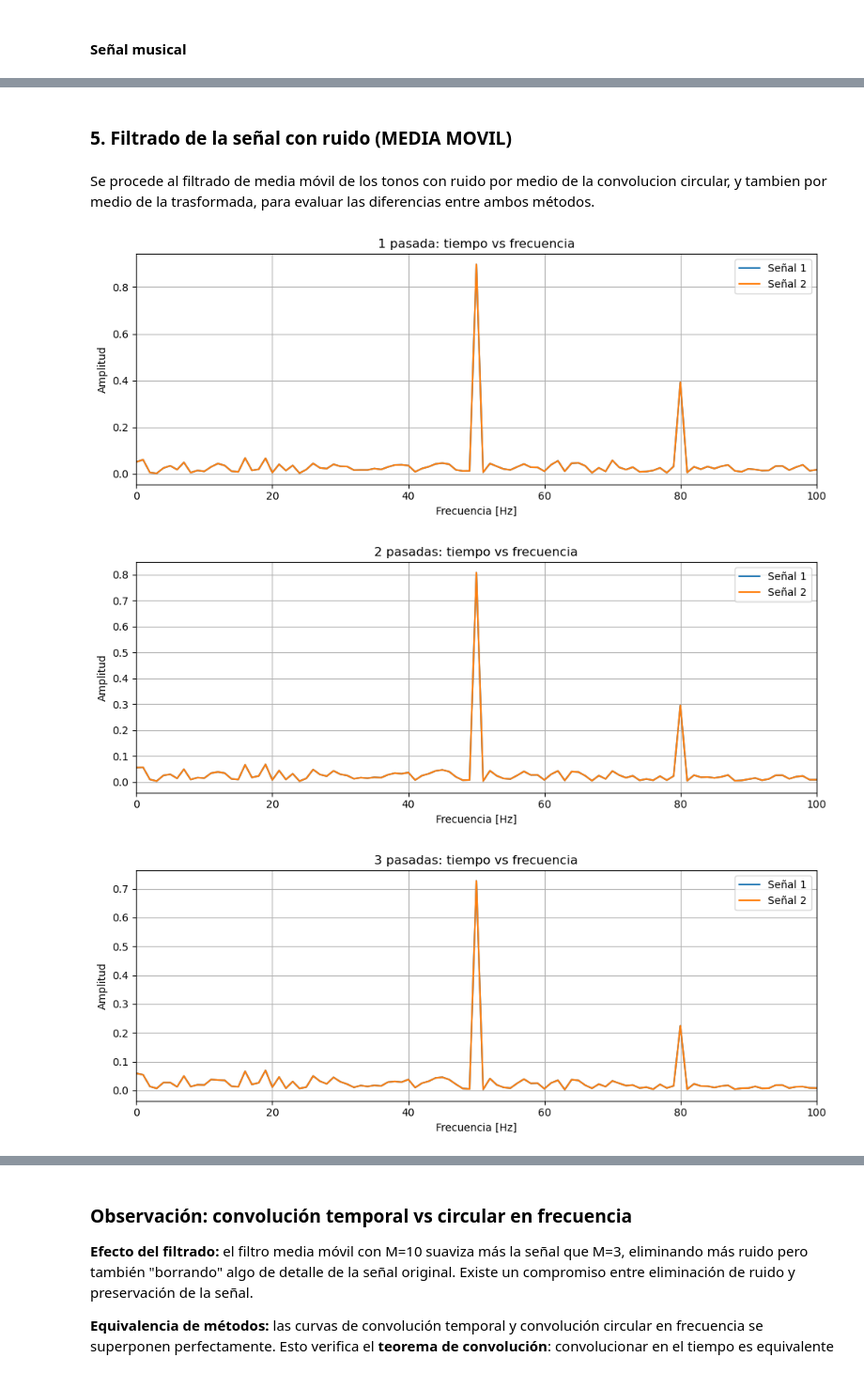
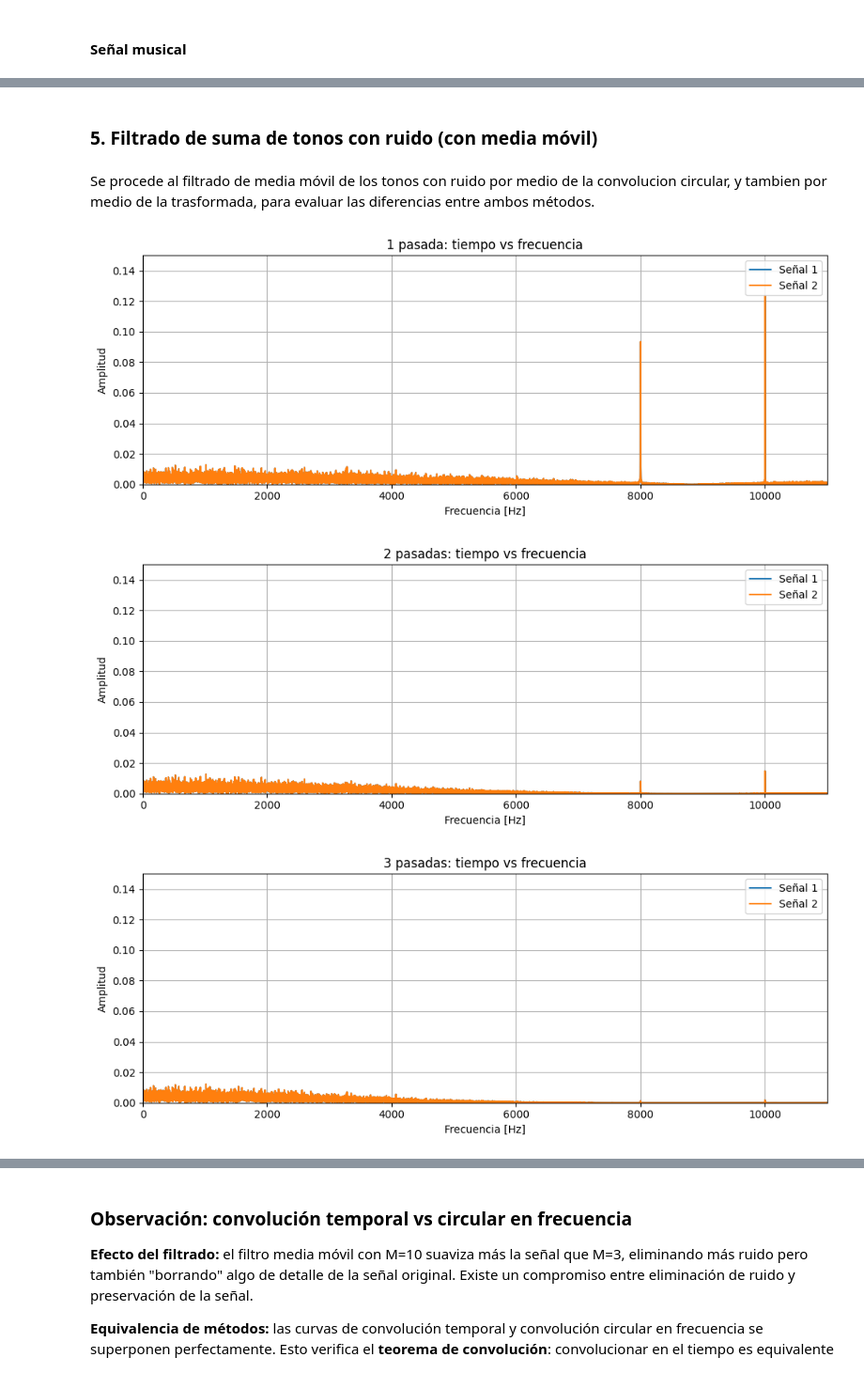
Before and after one commit to notfigure8/TP-DSP-Grupo-5, a Jupyter notebook: notebook_grupo_5.ipynb, the cells around one changed output, grey strips where cells are left out. Shown at 94% size. Drawn from its saved outputs; the diff is of its cells as text; code cells hidden in the pictures.

```diff
--- a/notebook_grupo_5.ipynb
+++ b/notebook_grupo_5.ipynb
@@ -223,24 +219,37 @@ A diferencia de la media móvil y el filtro peine (que son filtros de coeficient
 | Peine [1,−2,1] | Pasa-altos | 0 | N/A |
 | FIR | Pasa-bajos | 0 | Ultra reducidos|
 # %% [markdown]
-### 5. Filtrado de la señal con ruido (MEDIA MOVIL)
+### 5. Filtrado de suma de tonos con ruido (con media móvil)
 # %% [markdown]
 Se procede al filtrado de media móvil de los tonos con ruido por medio de la convolucion circular, y tambien por medio de la trasformada, para evaluar las diferencias entre ambos métodos.
 # %%
-fs=1000
+# Parámetros
+fs = 44100       # frecuencia de muestreo: 1000 Hz
+duracion = 1    # 1 segundo
+
+senal = generar_suma_tonos(
+    frecuencias=[8000, 10000],
+    amplitudes=[1, 1],
+    fs=fs,
+    duracion=duracion
+)
+
+tonos_con_ruido, ruido = agregar_ruido_blanco(senal, amplitud=0.5)
+
+
 # Se calculan los filtrados
-y_1p_tiempo = filtrar_convolucion(tonos_con_ruido, h_1p)[:len(tonos_con_ruido)]
-y_2p_tiempo = filtrar_convolucion(tonos_con_ruido, h_2p)[:len(tonos_con_ruido)]
-y_3p_tiempo = filtrar_convolucion(tonos_con_ruido, h_3p)[:len(tonos_con_ruido)]
+y_1p_tiempo = filtrar_convolucion(tonos_con_ruido, h_1p)
+y_2p_tiempo = filtrar_convolucion(tonos_con_ruido, h_2p)
+y_3p_tiempo = filtrar_convolucion(tonos_con_ruido, h_3p)
 
-y_1p_freq   = filtrar_frecuencia(tonos_con_ruido, h_1p)[:len(tonos_con_ruido)]
-y_2p_freq   = filtrar_frecuencia(tonos_con_ruido, h_2p)[:len(tonos_con_ruido)]
-y_3p_freq   = filtrar_frecuencia(tonos_con_ruido, h_3p)[:len(tonos_con_ruido)]
+y_1p_freq   = filtrar_frecuencia(tonos_con_ruido, h_1p)
+y_2p_freq   = filtrar_frecuencia(tonos_con_ruido, h_2p)
+y_3p_freq   = filtrar_frecuencia(tonos_con_ruido, h_3p)
 
-graficar_espectros([y_1p_tiempo, y_1p_freq], fs=fs, titulo="1 pasada: tiempo vs frecuencia", xlim=(0, 100))
-graficar_espectros([y_2p_tiempo, y_2p_freq], fs=fs, titulo="2 pasadas: tiempo vs frecuencia", xlim=(0, 100))
-graficar_espectros([y_3p_tiempo, y_3p_freq], fs=fs, titulo="3 pasadas: tiempo vs frecuencia", xlim=(0, 100))
+graficar_espectros([y_1p_tiempo, y_1p_freq], fs=fs, titulo="1 pasada: tiempo vs frecuencia", xlim=(0, 11000), ylim=(0,0.15))
+graficar_espectros([y_2p_tiempo, y_2p_freq], fs=fs, titulo="2 pasadas: tiempo vs frecuencia", xlim=(0, 11000), ylim=(0,0.15))
+graficar_espectros([y_3p_tiempo, y_3p_freq], fs=fs, titulo="3 pasadas: tiempo vs frecuencia", xlim=(0, 11000), ylim=(0,0.15))
 # %% [output]
-[figure, old version]
+[figure, new version]
-[figure, old version]
+[figure, new version]
-[figure, old version]
+[figure, new version]
```
Also changed, not shown: parts of 26 cells of this notebook, 8 other files.
